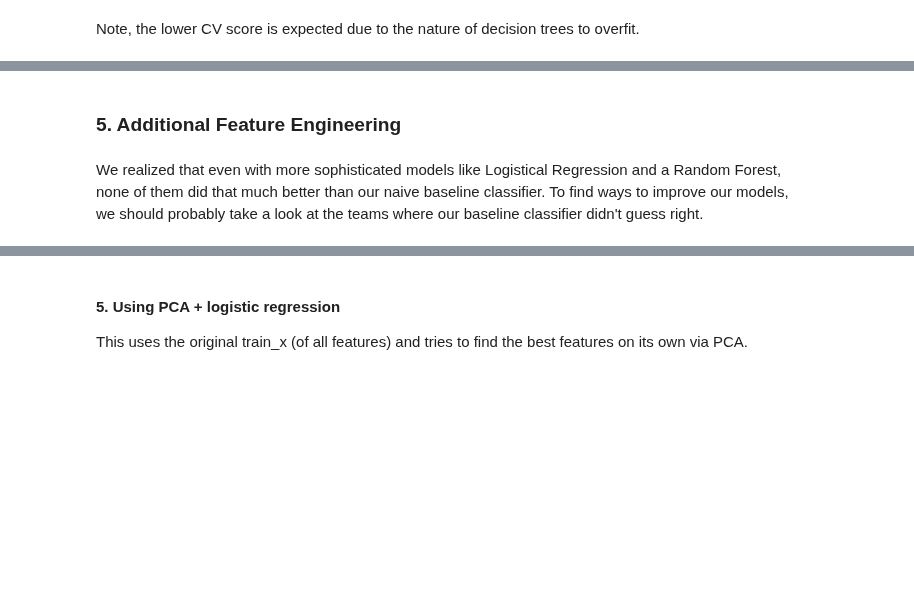
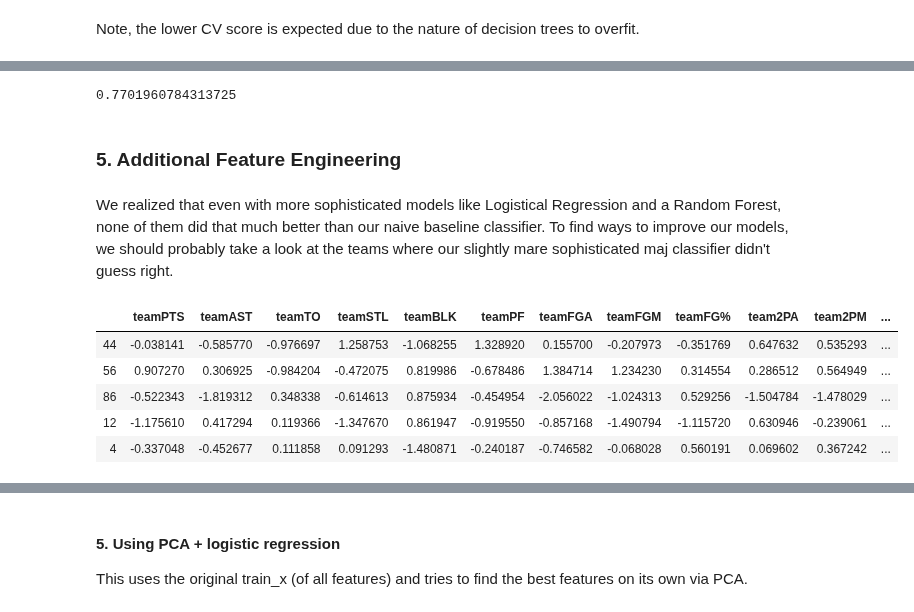
Before and after one commit to ktang98/basketball_analysis, a Jupyter notebook: basketball/basketball_analysis.ipynb, the cells around one changed output, grey strips where cells are left out. Drawn from its saved outputs; the diff is of its cells as text; code cells hidden in the pictures; blank space fills up the shorter version.

```diff
--- a/basketball/basketball_analysis.ipynb
+++ b/basketball/basketball_analysis.ipynb
@@ -459,4 +513,24 @@ The best cross validation score for random forest is:  0.7161764705882353
+# %%
+neigh = KNeighborsClassifier()
+np.mean(cross_val_score(neigh, train_x_cleaned, train_y, cv=5))
+# %% [output]
+0.7701960784313725
 # %% [markdown]
 ### 5. Additional Feature Engineering
 # %% [markdown]
-We realized that even with more sophisticated models like Logistical Regression and a Random Forest, none of them did that much better than our naive baseline classifier. To find ways to improve our models, we should probably take a look at the teams where our baseline classifier didn't guess right.
+We realized that even with more sophisticated models like Logistical Regression and a Random Forest, none of them did that much better than our naive baseline classifier. To find ways to improve our models, we should probably take a look at the teams where our slightly mare sophisticated maj classifier didn't guess right.
+# %%
+wrong_X = mav.wrong_predictions()
+
+# reintroduce the names and seasons for these teams
+team_info = mov_avg_data_new[mov_avg_data_new.index.isin(wrong_X.index)]
+wrong_X = pd.DataFrame(StandardScaler().fit_transform(wrong_X), columns=wrong_X.columns, index=wrong_X.index)
+
+wrong_X.head()
+# %% [output]
+|  | teamPTS | teamAST | teamTO | teamSTL | teamBLK | teamPF | teamFGA | teamFGM | teamFG% | team2PA | team2PM | ... |
+| 44 | -0.038141 | -0.585770 | -0.976697 | 1.258753 | -1.068255 | 1.328920 | 0.155700 | -0.207973 | -0.351769 | 0.647632 | 0.535293 | ... |
+| 56 | 0.907270 | 0.306925 | -0.984204 | -0.472075 | 0.819986 | -0.678486 | 1.384714 | 1.234230 | 0.314554 | 0.286512 | 0.564949 | ... |
+| 86 | -0.522343 | -1.819312 | 0.348338 | -0.614613 | 0.875934 | -0.454954 | -2.056022 | -1.024313 | 0.529256 | -1.504784 | -1.478029 | ... |
+| 12 | -1.175610 | 0.417294 | 0.119366 | -1.347670 | 0.861947 | -0.919550 | -0.857168 | -1.490794 | -1.115720 | 0.630946 | -0.239061 | ... |
+| 4 | -0.337048 | -0.452677 | 0.111858 | 0.091293 | -1.480871 | -0.240187 | -0.746582 | -0.068028 | 0.560191 | 0.069602 | 0.367242 | ... |
```
Also changed, not shown: parts of 31 cells of this notebook.
